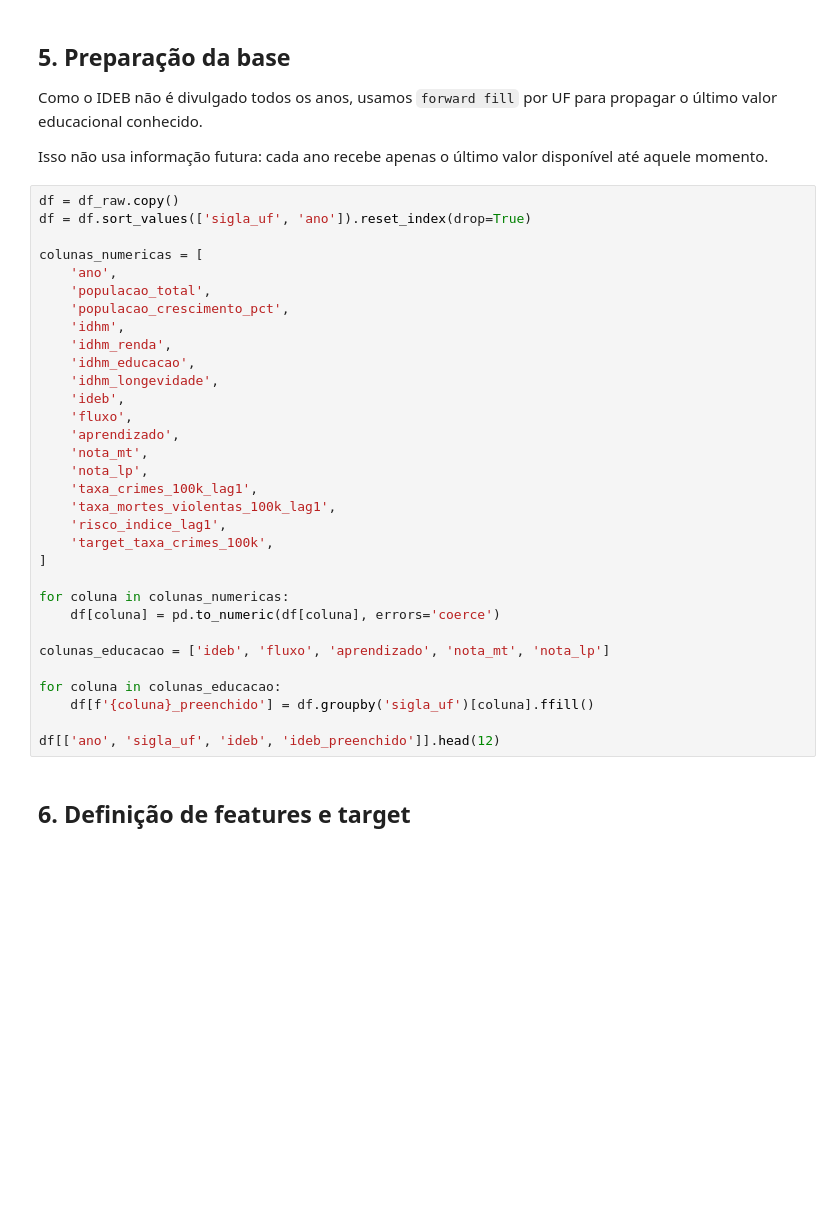
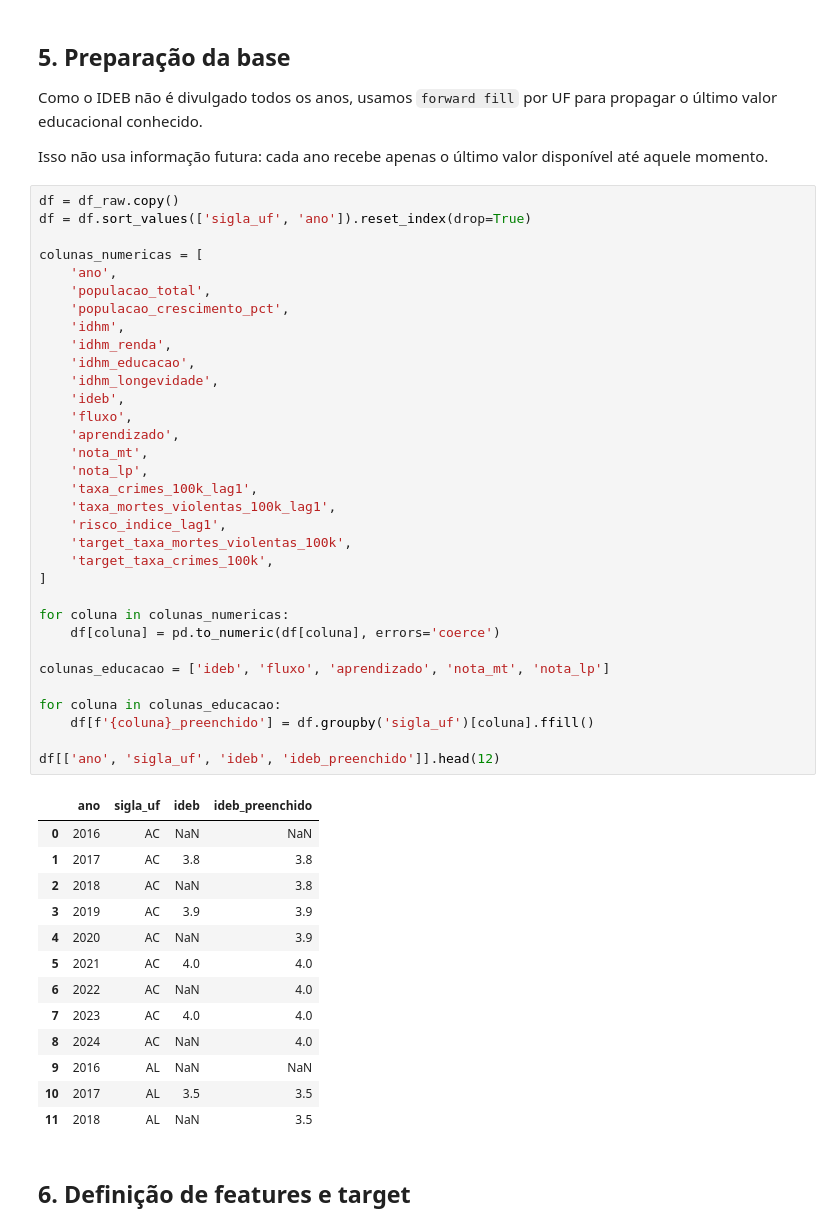
Before and after one commit to Paulohspaniago/analise-socioeconomica-crime-brasil, a Jupyter notebook: notebooks/01_machine_learning_baseline.ipynb, the cells around one changed output. Cells and saved outputs as stored; diff of their text form; blank space fills up the shorter version.

```diff
--- a/notebooks/01_machine_learning_baseline.ipynb
+++ b/notebooks/01_machine_learning_baseline.ipynb
@@ -75,33 +130,48 @@ df = df_raw.copy()
 df = df.sort_values(['sigla_uf', 'ano']).reset_index(drop=True)
 
 colunas_numericas = [
     'ano',
     'populacao_total',
     'populacao_crescimento_pct',
     'idhm',
     'idhm_renda',
     'idhm_educacao',
     'idhm_longevidade',
     'ideb',
     'fluxo',
     'aprendizado',
     'nota_mt',
     'nota_lp',
     'taxa_crimes_100k_lag1',
     'taxa_mortes_violentas_100k_lag1',
     'risco_indice_lag1',
+    'target_taxa_mortes_violentas_100k',
     'target_taxa_crimes_100k',
 ]
 
 for coluna in colunas_numericas:
     df[coluna] = pd.to_numeric(df[coluna], errors='coerce')
 
 colunas_educacao = ['ideb', 'fluxo', 'aprendizado', 'nota_mt', 'nota_lp']
 
 for coluna in colunas_educacao:
     df[f'{coluna}_preenchido'] = df.groupby('sigla_uf')[coluna].ffill()
 
 df[['ano', 'sigla_uf', 'ideb', 'ideb_preenchido']].head(12)
+# %% [output]
+|  | ano | sigla_uf | ideb | ideb_preenchido |
+| 0 | 2016 | AC | NaN | NaN |
+| 1 | 2017 | AC | 3.8 | 3.8 |
+| 2 | 2018 | AC | NaN | 3.8 |
+| 3 | 2019 | AC | 3.9 | 3.9 |
+| 4 | 2020 | AC | NaN | 3.9 |
+| 5 | 2021 | AC | 4.0 | 4.0 |
+| 6 | 2022 | AC | NaN | 4.0 |
+| 7 | 2023 | AC | 4.0 | 4.0 |
+| 8 | 2024 | AC | NaN | 4.0 |
+| 9 | 2016 | AL | NaN | NaN |
+| 10 | 2017 | AL | 3.5 | 3.5 |
+| 11 | 2018 | AL | NaN | 3.5 |
 # %% [markdown]
 ## 6. Definição de features e target
 # %%
```
Also changed, not shown: parts of 13 cells of this notebook, 17 other files.
